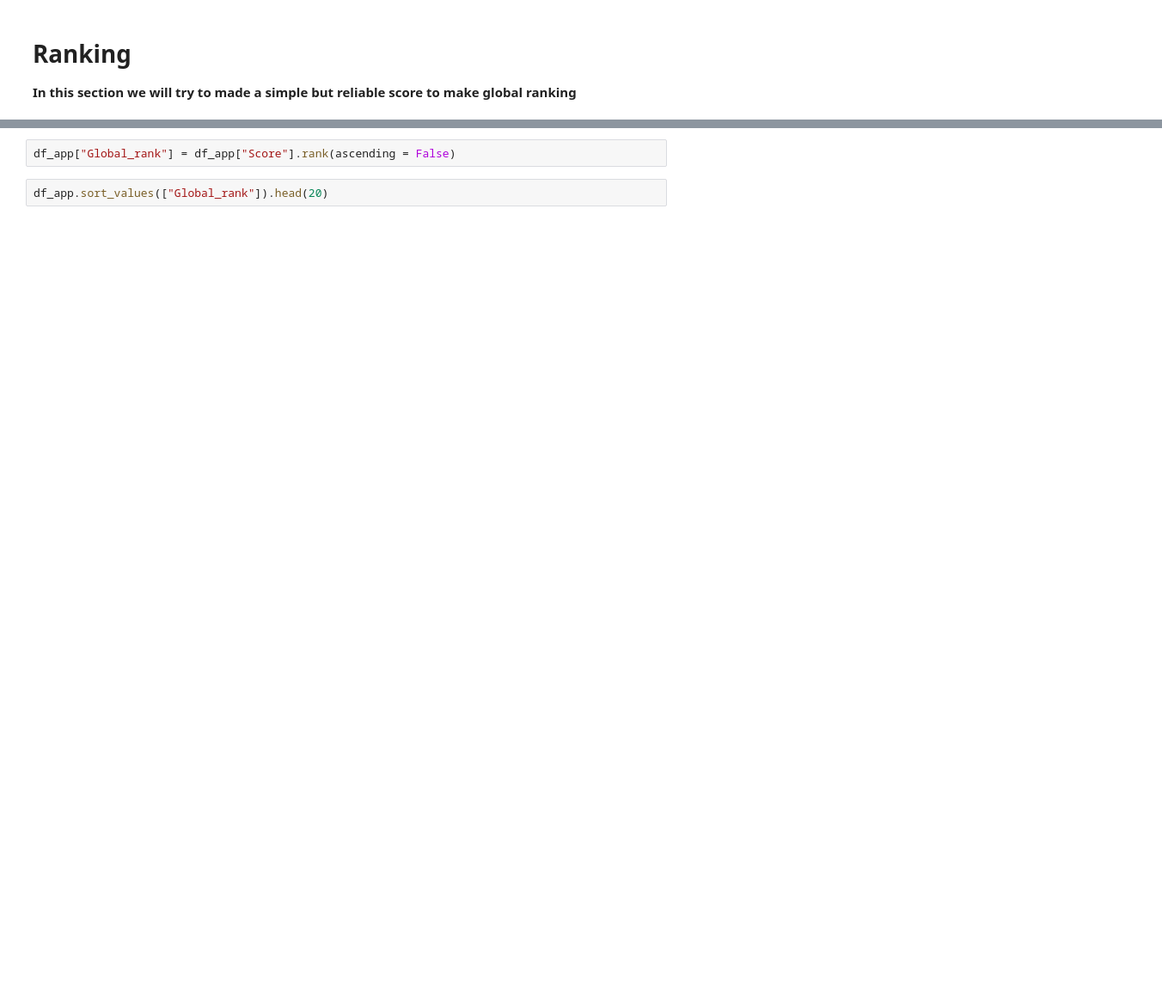
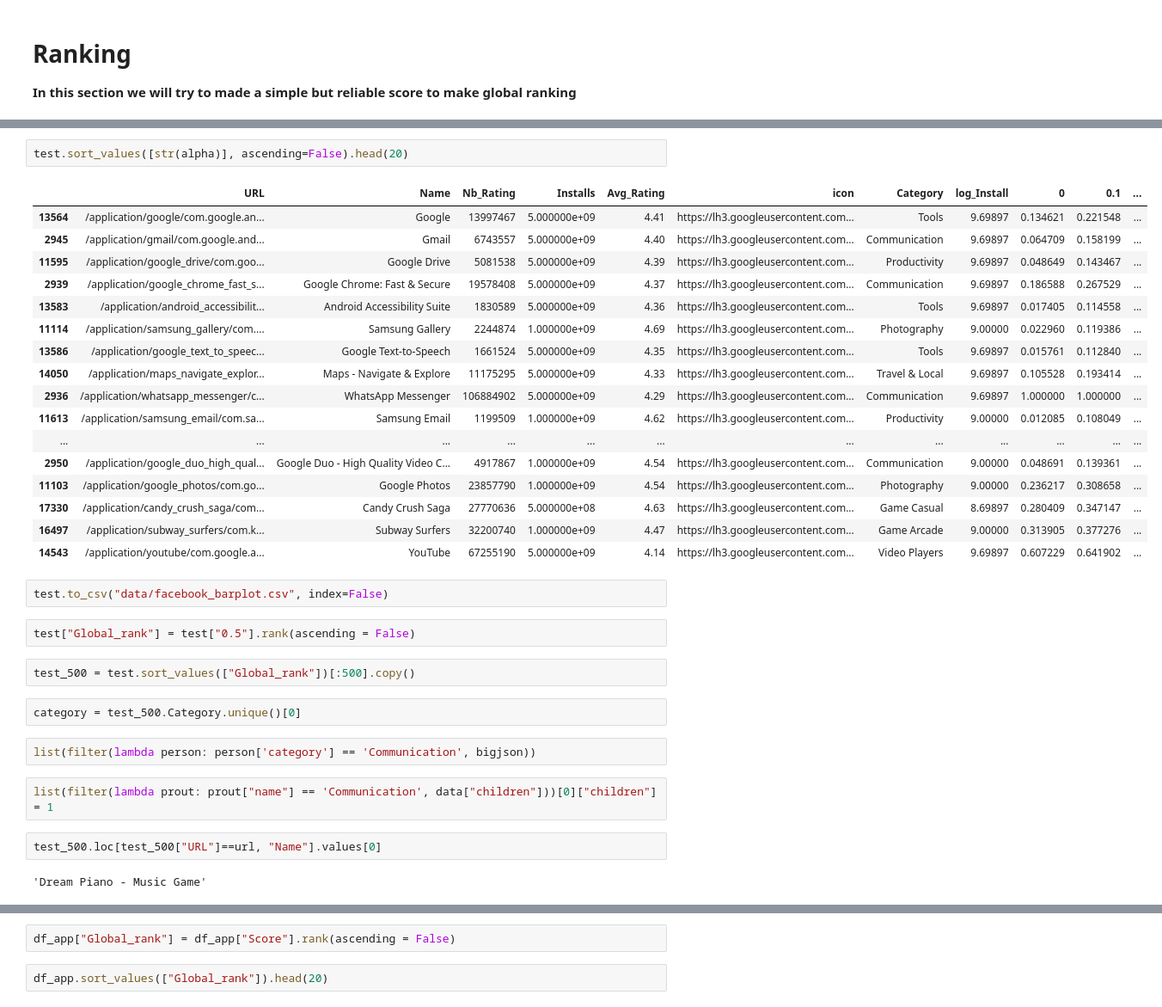
Before and after one commit to com-480-data-visualization/com-480-project-javastreet, a Jupyter notebook: analysis2.ipynb, the cells around one changed output, grey strips where cells are left out. Shown at 86% size. Cells and saved outputs as stored; diff of their text form; blank space fills up the shorter version.

```diff
--- a/analysis2.ipynb
+++ b/analysis2.ipynb
@@ -175,0 +215,36 @@ plt.show()
+# %%
+test.sort_values([str(alpha)], ascending=False).head(20)
+# %% [output]
+|  | URL | Name | Nb_Rating | Installs | Avg_Rating | icon | Category | log_Install | 0 | 0.1 | ... |
+| 13564 | /application/google/com.google.an... | Google | 13997467 | 5.000000e+09 | 4.41 | https://lh3.googleusercontent.com... | Tools | 9.69897 | 0.134621 | 0.221548 | ... |
+| 2945 | /application/gmail/com.google.and... | Gmail | 6743557 | 5.000000e+09 | 4.40 | https://lh3.googleusercontent.com... | Communication | 9.69897 | 0.064709 | 0.158199 | ... |
+| 11595 | /application/google_drive/com.goo... | Google Drive | 5081538 | 5.000000e+09 | 4.39 | https://lh3.googleusercontent.com... | Productivity | 9.69897 | 0.048649 | 0.143467 | ... |
+| 2939 | /application/google_chrome_fast_s... | Google Chrome: Fast & Secure | 19578408 | 5.000000e+09 | 4.37 | https://lh3.googleusercontent.com... | Communication | 9.69897 | 0.186588 | 0.267529 | ... |
+| 13583 | /application/android_accessibilit... | Android Accessibility Suite | 1830589 | 5.000000e+09 | 4.36 | https://lh3.googleusercontent.com... | Tools | 9.69897 | 0.017405 | 0.114558 | ... |
+| 11114 | /application/samsung_gallery/com.... | Samsung Gallery | 2244874 | 1.000000e+09 | 4.69 | https://lh3.googleusercontent.com... | Photography | 9.00000 | 0.022960 | 0.119386 | ... |
+| 13586 | /application/google_text_to_speec... | Google Text-to-Speech | 1661524 | 5.000000e+09 | 4.35 | https://lh3.googleusercontent.com... | Tools | 9.69897 | 0.015761 | 0.112840 | ... |
+| 14050 | /application/maps_navigate_explor... | Maps - Navigate & Explore | 11175295 | 5.000000e+09 | 4.33 | https://lh3.googleusercontent.com... | Travel & Local | 9.69897 | 0.105528 | 0.193414 | ... |
+| 2936 | /application/whatsapp_messenger/c... | WhatsApp Messenger | 106884902 | 5.000000e+09 | 4.29 | https://lh3.googleusercontent.com... | Communication | 9.69897 | 1.000000 | 1.000000 | ... |
+| 11613 | /application/samsung_email/com.sa... | Samsung Email | 1199509 | 1.000000e+09 | 4.62 | https://lh3.googleusercontent.com... | Productivity | 9.00000 | 0.012085 | 0.108049 | ... |
+| ... | ... | ... | ... | ... | ... | ... | ... | ... | ... | ... | ... |
+| 2950 | /application/google_duo_high_qual... | Google Duo - High Quality Video C... | 4917867 | 1.000000e+09 | 4.54 | https://lh3.googleusercontent.com... | Communication | 9.00000 | 0.048691 | 0.139361 | ... |
+| 11103 | /application/google_photos/com.go... | Google Photos | 23857790 | 1.000000e+09 | 4.54 | https://lh3.googleusercontent.com... | Photography | 9.00000 | 0.236217 | 0.308658 | ... |
+| 17330 | /application/candy_crush_saga/com... | Candy Crush Saga | 27770636 | 5.000000e+08 | 4.63 | https://lh3.googleusercontent.com... | Game Casual | 8.69897 | 0.280409 | 0.347147 | ... |
+| 16497 | /application/subway_surfers/com.k... | Subway Surfers | 32200740 | 1.000000e+09 | 4.47 | https://lh3.googleusercontent.com... | Game Arcade | 9.00000 | 0.313905 | 0.377276 | ... |
+| 14543 | /application/youtube/com.google.a... | YouTube | 67255190 | 5.000000e+09 | 4.14 | https://lh3.googleusercontent.com... | Video Players | 9.69897 | 0.607229 | 0.641902 | ... |
+# %%
+test.to_csv("data/facebook_barplot.csv", index=False)
+# %%
+test["Global_rank"] = test["0.5"].rank(ascending = False)
+# %%
+test_500 = test.sort_values(["Global_rank"])[:500].copy()
+# %%
+category = test_500.Category.unique()[0]
+# %%
+list(filter(lambda person: person['category'] == 'Communication', bigjson))
+# %%
+list(filter(lambda prout: prout["name"] == 'Communication', data["children"]))[0]["children"] = 1
+# %%
+test_500.loc[test_500["URL"]==url, "Name"].values[0]
+# %% [output]
+'Dream Piano - Music Game'
```
Also changed, not shown: parts of 50 cells of this notebook.
